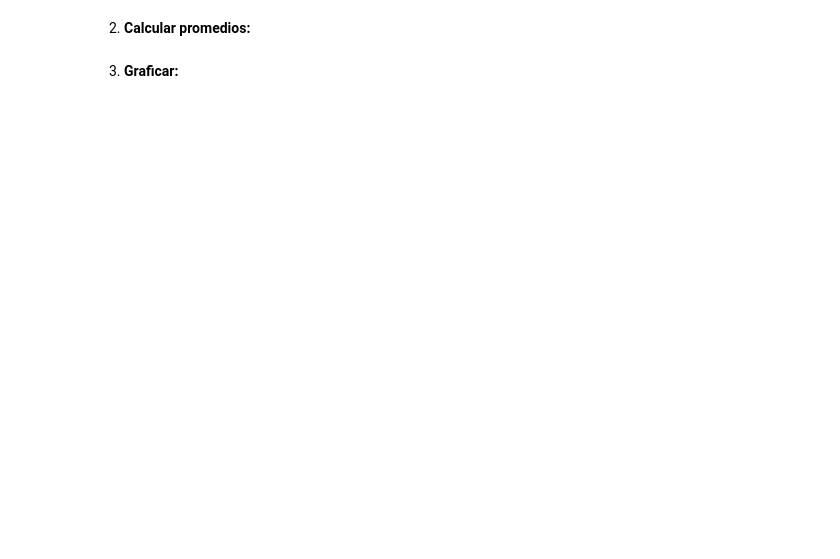
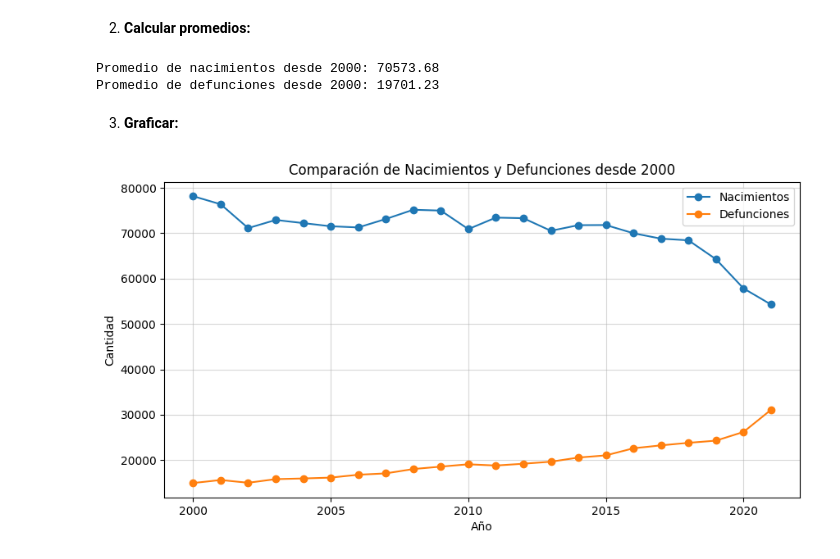
Before and after one commit to spyr32/Class12_Matplotlib-Python, a Jupyter notebook: Tarea/Tarea Semana 12.ipynb, the cells around one changed output. Cells and saved outputs as stored; diff of their text form; code cells hidden in the pictures; blank space fills up the shorter version.

```diff
--- a/Tarea/Tarea Semana 12.ipynb
+++ b/Tarea/Tarea Semana 12.ipynb
@@ -234,0 +233,3 @@ ultimo_anio = df[df['Año'] == df['Año'].max()]
+# %%
+df_filtrado = df[df['Año'] >= 2000]
+df_filtrado.head()
@@ -239,2 +245,10 @@ ultimo_anio = df[df['Año'] == df['Año'].max()]
+# %%
+promedio_nacimientos = df_filtrado['Nacimientos'].mean()
+promedio_defunciones = df_filtrado['Defunciones'].mean()
+print(f"Promedio de nacimientos desde 2000: {promedio_nacimientos:.2f}")
+print(f"Promedio de defunciones desde 2000: {promedio_defunciones:.2f}")
+# %% [output]
+Promedio de nacimientos desde 2000: 70573.68
+Promedio de defunciones desde 2000: 19701.23
 # %% [markdown]
 3. **Graficar:**
@@ -242,0 +255,12 @@ ultimo_anio = df[df['Año'] == df['Año'].max()]
+# %%
+plt.figure(figsize=(10,5))
+plt.plot(df_filtrado['Año'], df_filtrado['Nacimientos'], label='Nacimientos', marker='o')
+plt.plot(df_filtrado['Año'], df_filtrado['Defunciones'], label='Defunciones', marker='o')
+plt.title("Comparación de Nacimientos y Defunciones desde 2000")
+plt.xlabel("Año")
+plt.ylabel("Cantidad")
+plt.legend()
+plt.grid(alpha=0.5)
+plt.show()
+# %% [output]
+[figure, added]
```
Also changed, not shown: parts of 4 cells of this notebook.
